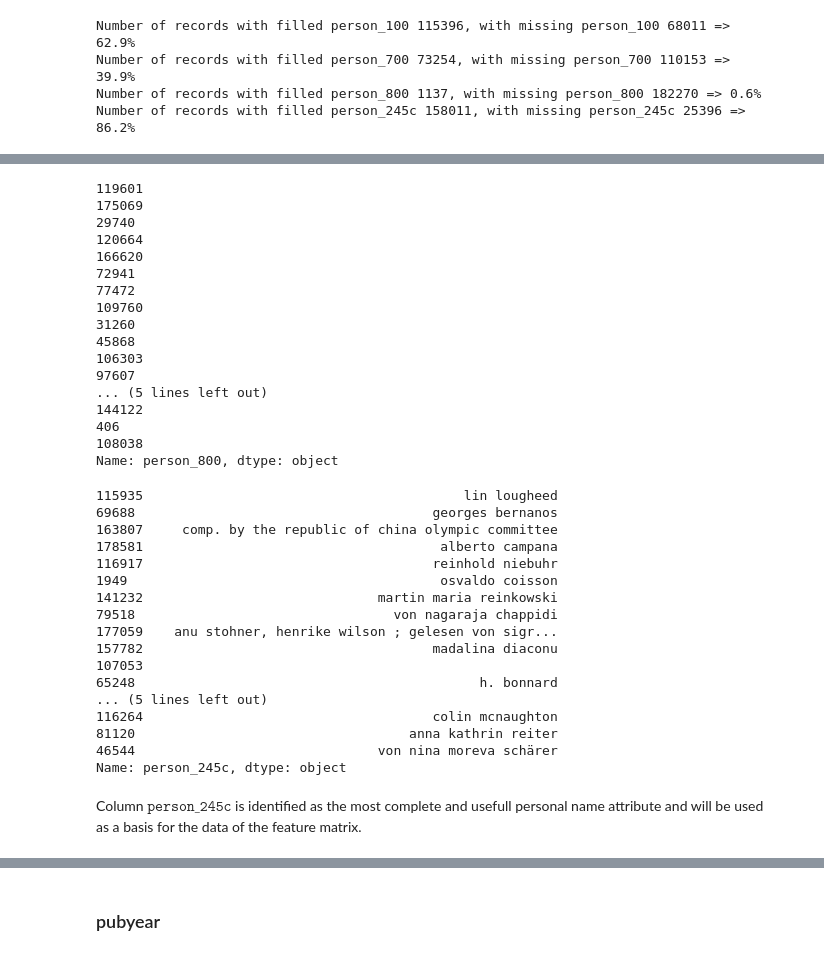
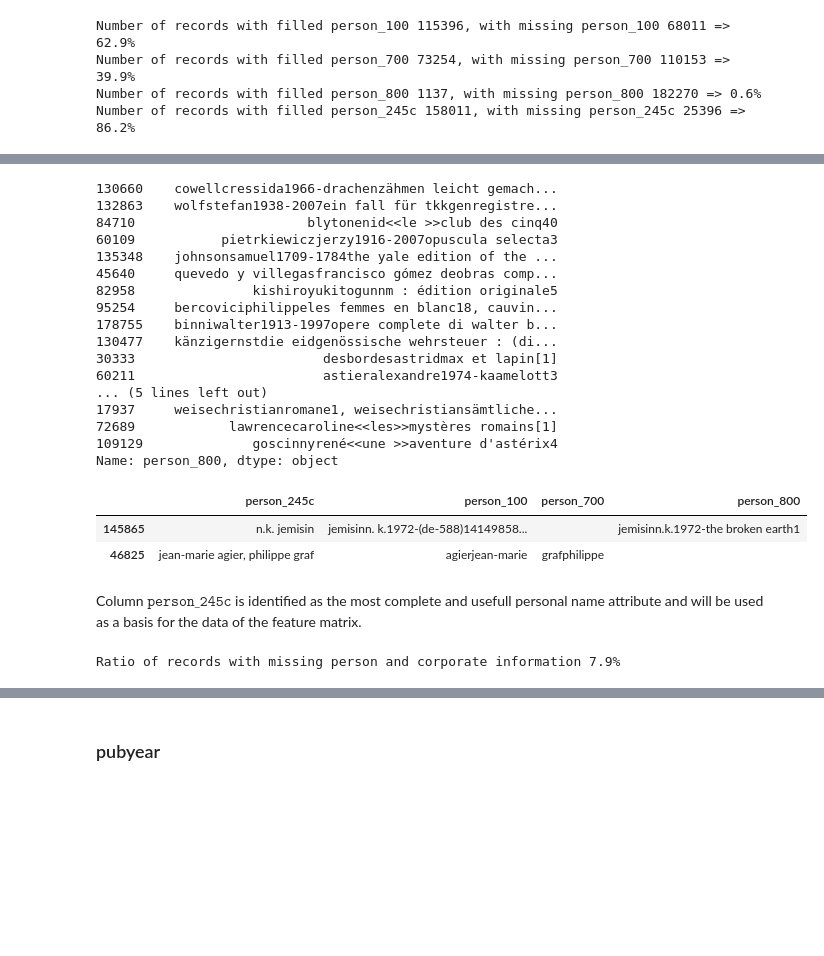
Before and after one commit to swissbib/clustering_metadata, a Jupyter notebook: 1_DataAnalysis.ipynb, the cells around one changed output, grey strips where cells are left out. Cells and saved outputs as stored; diff of their text form; code cells hidden in the pictures; blank space fills up the shorter version.

Commit message:
DataAnalysis erster Draft
DataAnalysis als ersten Draft fertig.

```diff
--- a/1_DataAnalysis.ipynb
+++ b/1_DataAnalysis.ipynb
@@ -1081,0 +1154,4 @@ Number of records with filled pages 161471, with missing pages 21936 => 88.0%
+# %%
+columns_metadata_dict['list_columns'] = ['part']
+# %%
+_, _ = daf.find_empty_in_column(df, columns_metadata_dict, 'part')
@@ -1082,3 +1192,7 @@ Number of records with filled pages 161471, with missing pages 21936 => 88.0%
+# %%
+df = dpf.transform_list_to_string(df, 'part')
+# %%
+columns_metadata_dict['data_analysis_columns'].append('part')
 # %% [markdown]
 ### person
 # %%
@@ -1159,44 +1293,30 @@ df.person_700.sample(20)
 Name: person_700, dtype: object
 # %%
-df.person_800.sample(20)
+df.person_800[df.person_800.apply(lambda x : len(x)>0)].sample(n=20)
 # %% [output]
-119601
-175069
-29740
-120664
-166620
-72941
-77472
-109760
-31260
-45868
-106303
-97607
+130660    cowellcressida1966-drachenzähmen leicht gemach...
+132863    wolfstefan1938-2007ein fall für tkkgenregistre...
+84710                      blytonenid<<le >>club des cinq40
+60109           pietrkiewiczjerzy1916-2007opuscula selecta3
+135348    johnsonsamuel1709-1784the yale edition of the ...
+45640     quevedo y villegasfrancisco gómez deobras comp...
+82958               kishiroyukitogunnm : édition originale5
+95254     bercoviciphilippeles femmes en blanc18, cauvin...
+178755    binniwalter1913-1997opere complete di walter b...
+130477    känzigernstdie eidgenössische wehrsteuer : (di...
+30333                        desbordesastridmax et lapin[1]
+60211                        astieralexandre1974-kaamelott3
 ... (5 lines left out)
-144122
-406
-108038
+17937     weisechristianromane1, weisechristiansämtliche...
+72689            lawrencecaroline<<les>>mystères romains[1]
+109129              goscinnyrené<<une >>aventure d'astérix4
 Name: person_800, dtype: object
-# %%
-df.person_245c.sample(20)
-# %% [output]
-115935                                         lin lougheed
-69688                                      georges bernanos
-163807     comp. by the republic of china olympic committee
-178581                                      alberto campana
-116917                                     reinhold niebuhr
-1949                                        osvaldo coisson
-141232                              martin maria reinkowski
-79518                                 von nagaraja chappidi
-177059    anu stohner, henrike wilson ; gelesen von sigr...
-157782                                     madalina diaconu
-107053
-65248                                            h. bonnard
-... (5 lines left out)
-116264                                     colin mcnaughton
-81120                                   anna kathrin reiter
-46544                               von nina moreva schärer
-Name: person_245c, dtype: object
+# %%
+df[['person_245c', 'person_100', 'person_700', 'person_800']].loc[[145865, 46825]]
+# %% [output]
+|  | person_245c | person_100 | person_700 | person_800 |
+| 145865 | n.k. jemisin | jemisinn. k.1972-(de-588)14149858... |  | jemisinn.k.1972-the broken earth1 |
+| 46825 | jean-marie agier, philippe graf | agierjean-marie | grafphilippe |  |
 # %% [markdown]
 Column $\texttt{person_245c}$ is identified as the most complete and usefull personal name attribute and will be used as a basis for the data of the feature matrix.
 # %%
@@ -1204,3 +1324,17 @@ Column $\texttt{person_245c}$ is identified as the most complete and usefull per
 #columns_metadata_dict['data_analysis_columns'].append('person_700')
 #columns_metadata_dict['data_analysis_columns'].append('person_800')
 columns_metadata_dict['data_analysis_columns'].append('person_245c')
+# %%
+df_no_person_no_corporate = df[['person', 'corporate', 'format_prefix']][
+    df.person_100.apply(lambda x : len(x)==0) &
+    df.person_700.apply(lambda x : len(x)==0) &
+    df.person_800.apply(lambda x : len(x)==0) &
+    df.person_245c.apply(lambda x : len(x)==0) &
+    df.corporate_110.apply(lambda x : len(x)==0) &
+    df.corporate_710.apply(lambda x : len(x)==0)
+]
+
+print('Ratio of records with missing person and corporate information {:.1f}%'.format(
+    len(df_no_person_no_corporate)/len(df)*100))
+# %% [output]
+Ratio of records with missing person and corporate information 7.9%
```
Also changed, not shown: parts of 79 cells of this notebook, 1 other file.
